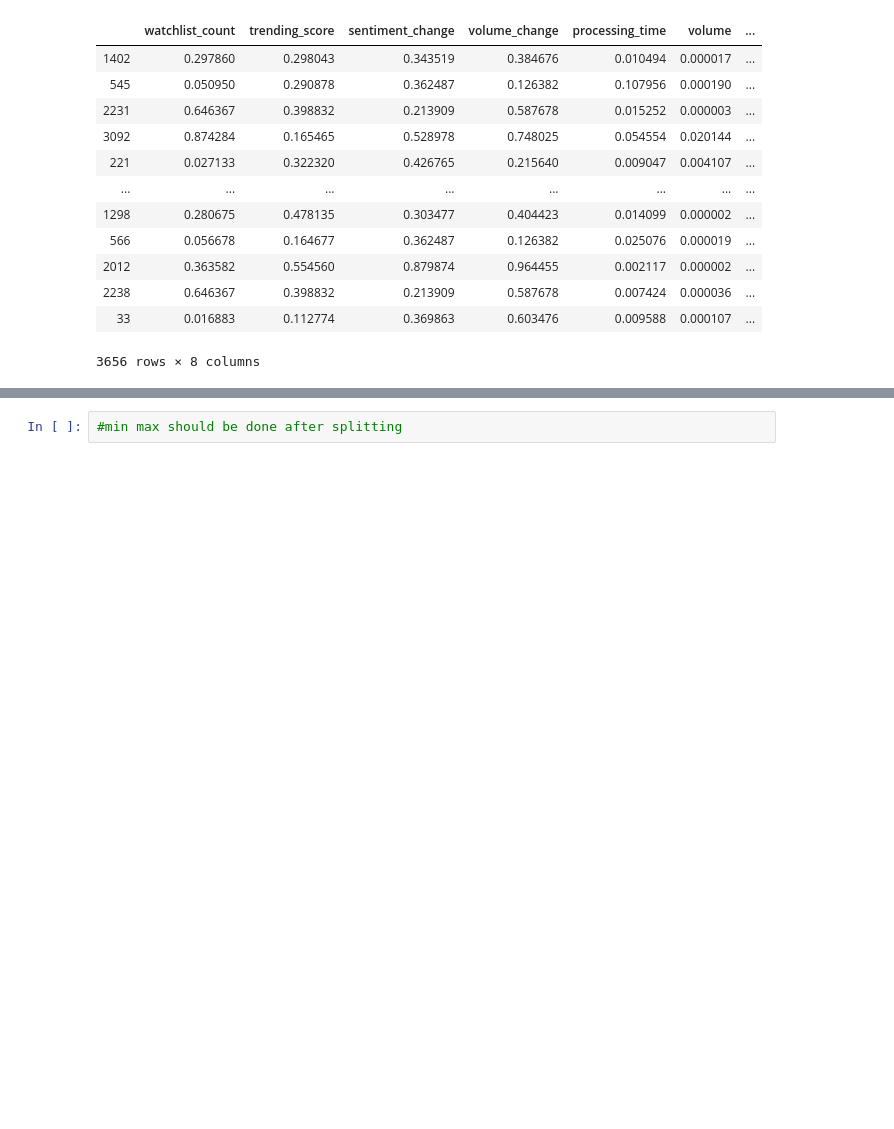
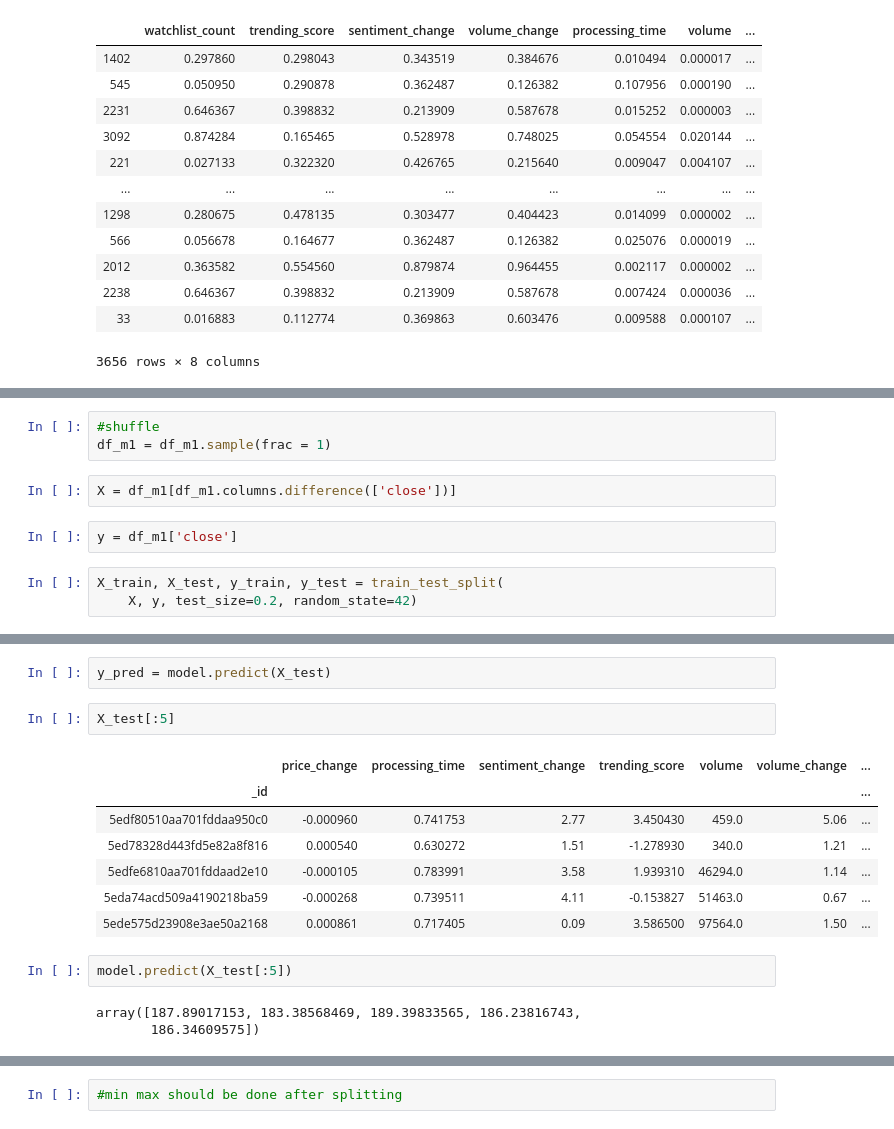
Before and after one commit to jcanque777/stock_market_data_prediction, a Jupyter notebook: msft_data.ipynb, the cells around one changed output, grey strips where cells are left out. Saved outputs shown, nothing was run; the diff lists cells and outputs as text; blank space fills up the shorter version.

```diff
--- a/msft_data.ipynb
+++ b/msft_data.ipynb
@@ -1632,0 +1766,10 @@ test_set = df_m_s.drop(train_set.index)
+# %%
+#shuffle
+df_m1 = df_m1.sample(frac = 1)
+# %%
+X = df_m1[df_m1.columns.difference(['close'])]
+# %%
+y = df_m1['close']
+# %%
+X_train, X_test, y_train, y_test = train_test_split(
+    X, y, test_size=0.2, random_state=42)
@@ -1632,0 +1807,17 @@ test_set = df_m_s.drop(train_set.index)
+# %%
+y_pred = model.predict(X_test)
+# %%
+X_test[:5]
+# %% [output]
+|  | price_change | processing_time | sentiment_change | trending_score | volume | volume_change | ... |
+| _id |  |  |  |  |  |  | ... |
+| 5edf80510aa701fddaa950c0 | -0.000960 | 0.741753 | 2.77 | 3.450430 | 459.0 | 5.06 | ... |
+| 5ed78328d443fd5e82a8f816 | 0.000540 | 0.630272 | 1.51 | -1.278930 | 340.0 | 1.21 | ... |
+| 5edfe6810aa701fddaad2e10 | -0.000105 | 0.783991 | 3.58 | 1.939310 | 46294.0 | 1.14 | ... |
+| 5eda74acd509a4190218ba59 | -0.000268 | 0.739511 | 4.11 | -0.153827 | 51463.0 | 0.67 | ... |
+| 5ede575d23908e3ae50a2168 | 0.000861 | 0.717405 | 0.09 | 3.586500 | 97564.0 | 1.50 | ... |
+# %%
+model.predict(X_test[:5])
+# %% [output]
+array([187.89017153, 183.38568469, 189.39833565, 186.23816743,
+       186.34609575])
```
Also changed, not shown: parts of 49 cells of this notebook.
